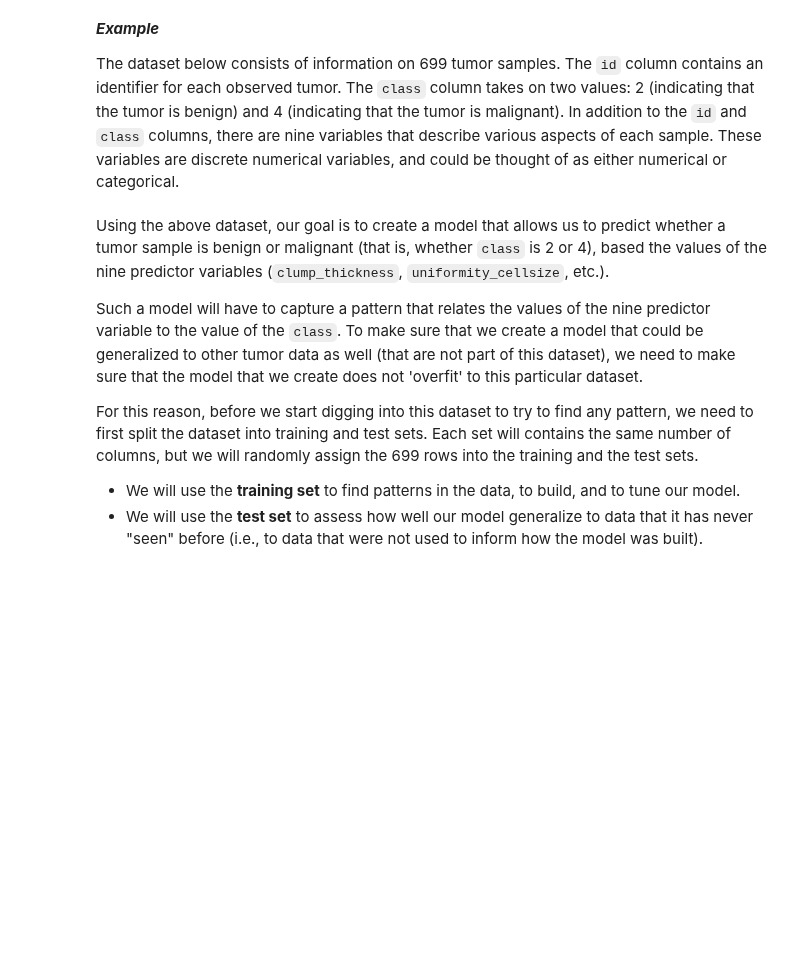
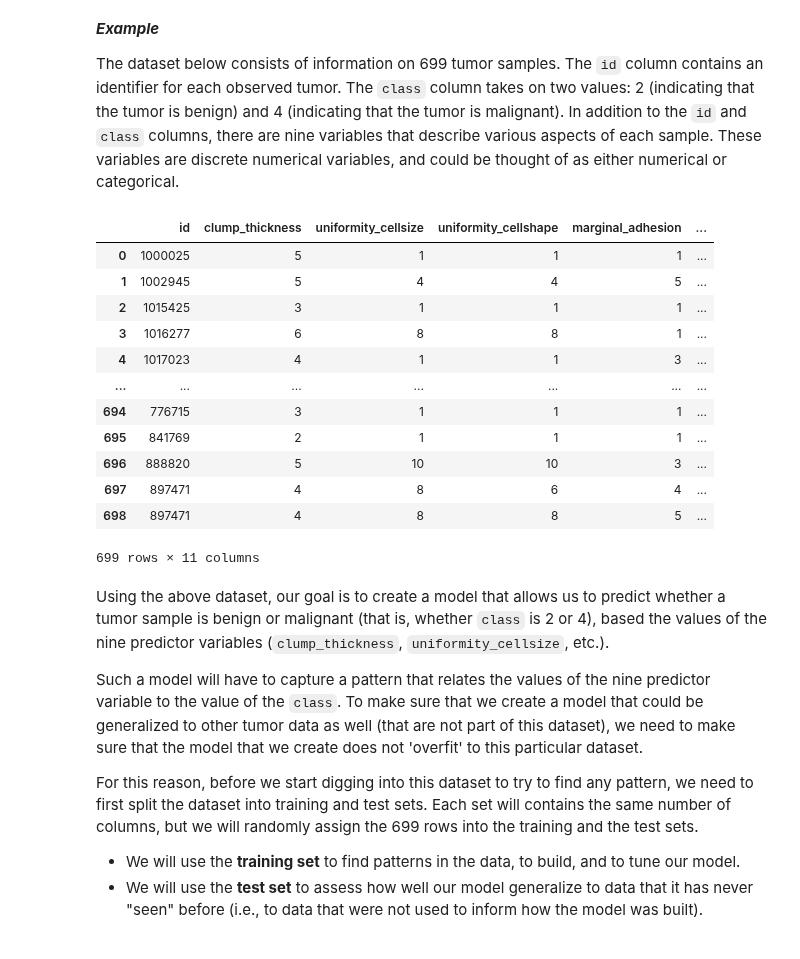
Before and after one commit to tiasondjaja/plugplaydslessons, a Jupyter notebook: lessons-python-colab/lesson05.ipynb, the cells around one changed output. Drawn from its saved outputs; the diff is of its cells as text; code cells hidden in the pictures; blank space fills up the shorter version.

```diff
--- a/lessons-python-colab/lesson05.ipynb
+++ b/lessons-python-colab/lesson05.ipynb
@@ -58,3 +52,20 @@ cancerdata
+# %%
+cancerdata = pd.read_csv('../../datasets/cancerdata.csv')
+cancerdata
+# %% [output]
+|  | id | clump_thickness | uniformity_cellsize | uniformity_cellshape | marginal_adhesion | ... |
+| 0 | 1000025 | 5 | 1 | 1 | 1 | ... |
+| 1 | 1002945 | 5 | 4 | 4 | 5 | ... |
+| 2 | 1015425 | 3 | 1 | 1 | 1 | ... |
+| 3 | 1016277 | 6 | 8 | 8 | 1 | ... |
+| 4 | 1017023 | 4 | 1 | 1 | 3 | ... |
+| ... | ... | ... | ... | ... | ... | ... |
+| 694 | 776715 | 3 | 1 | 1 | 1 | ... |
+| 695 | 841769 | 2 | 1 | 1 | 1 | ... |
+| 696 | 888820 | 5 | 10 | 10 | 3 | ... |
+| 697 | 897471 | 4 | 8 | 6 | 4 | ... |
+| 698 | 897471 | 4 | 8 | 8 | 5 | ... |
+699 rows × 11 columns
 # %% [markdown]
 Using the above dataset, our goal is to create a model that allows us to predict whether a tumor sample is benign or malignant (that is, whether `class` is 2 or 4), based the values of the nine predictor variables (`clump_thickness`, `uniformity_cellsize`, etc.).
 
```
Also changed, not shown: parts of 28 cells of this notebook.
